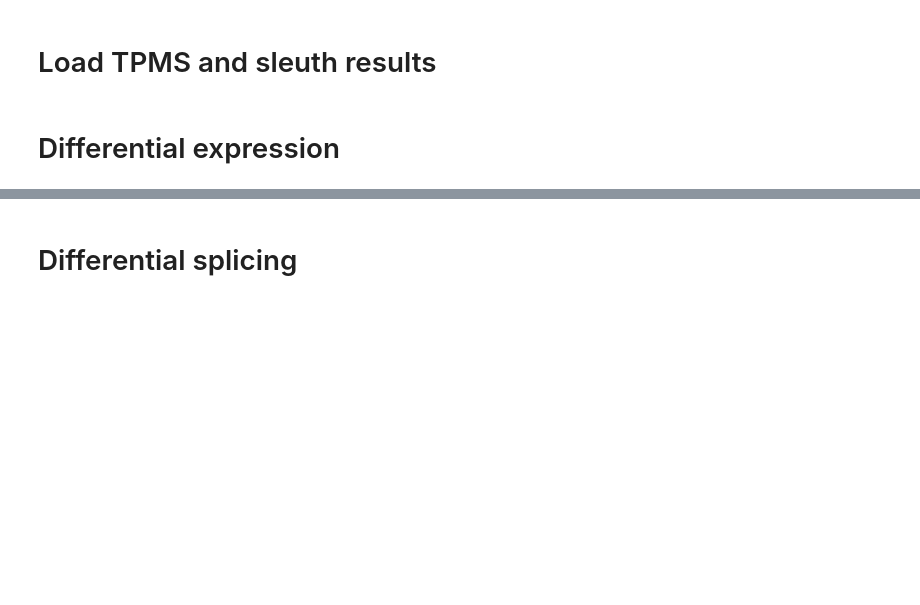
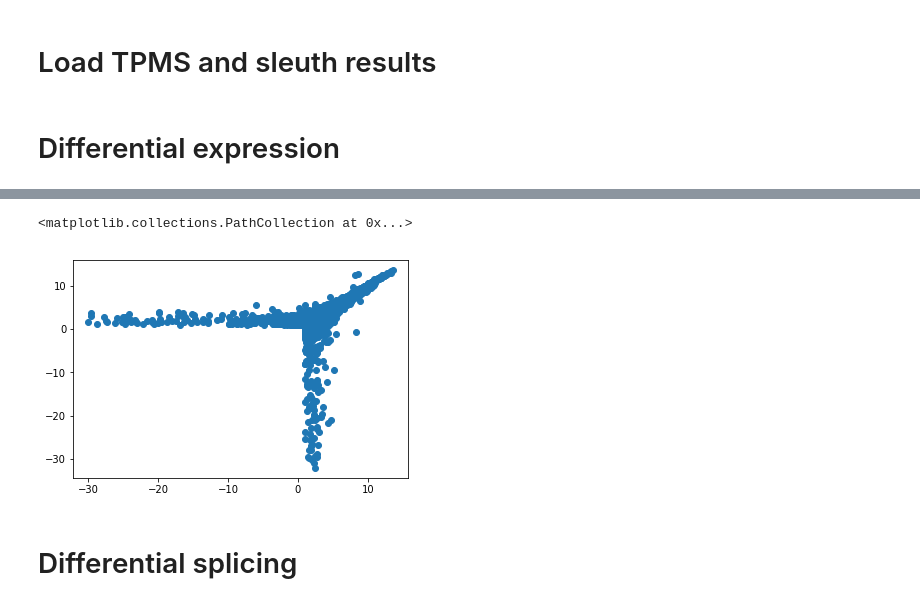
Before and after one commit to kevinhu/mdm4-splicing, a Jupyter notebook: notebooks/fig3_rnaseq.ipynb, the cells around one changed output, grey strips where cells are left out. Saved outputs shown, nothing was run; the diff lists cells and outputs as text; code cells hidden in the pictures; blank space fills up the shorter version.

```diff
--- a/notebooks/fig3_rnaseq.ipynb
+++ b/notebooks/fig3_rnaseq.ipynb
@@ -211,0 +240,5 @@ plot_tpm_dist_all("ENST00000463836")
+# %%
+plt.scatter(np.log2(rpl22_oe_sleuth["control_median"]),np.log2(rpl22_oe_sleuth["treatment_median"]))
+# %% [output]
+<matplotlib.collections.PathCollection at 0x...>
+[figure, added]
```
Also changed, not shown: parts of 6 cells of this notebook, 2 other files.
